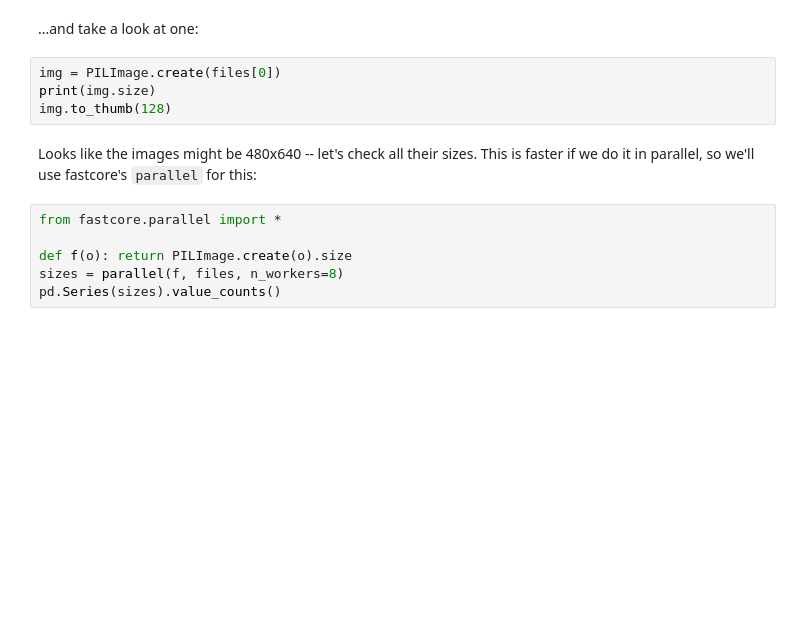
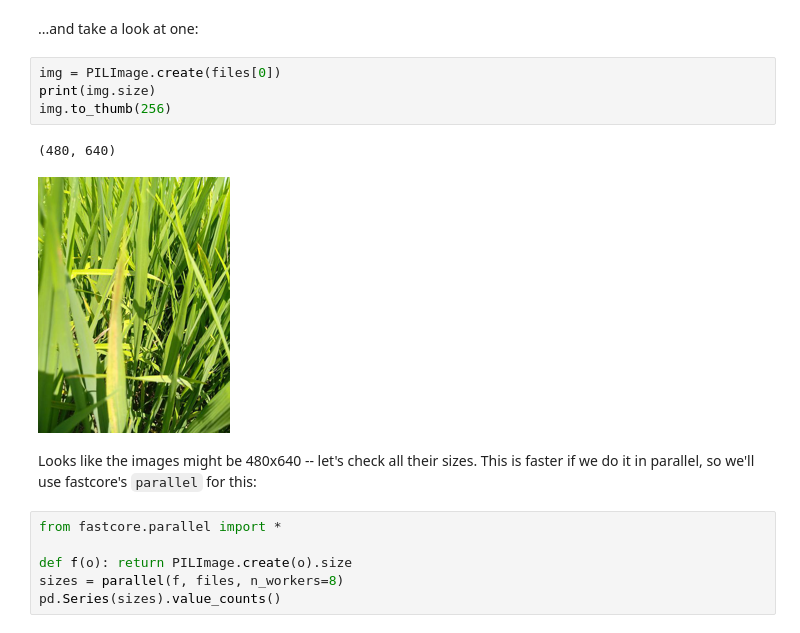
Before and after one commit to rama96/kaggle, a Jupyter notebook: paddy/first-steps-road-to-the-top-part-1.ipynb, the cells around one changed output. Cells and saved outputs as stored; diff of their text form; blank space fills up the shorter version.

```diff
--- a/paddy/first-steps-road-to-the-top-part-1.ipynb
+++ b/paddy/first-steps-road-to-the-top-part-1.ipynb
@@ -58,7 +91,10 @@ files = get_image_files(trn_path)
 # %%
 img = PILImage.create(files[0])
 print(img.size)
-img.to_thumb(128)
+img.to_thumb(256)
+# %% [output]
+(480, 640)
+[figure, added]
 # %% [markdown]
 Looks like the images might be 480x640 -- let's check all their sizes. This is faster if we do it in parallel, so we'll use fastcore's `parallel` for this:
 # %%
```
Also changed, not shown: parts of 6 cells of this notebook.
